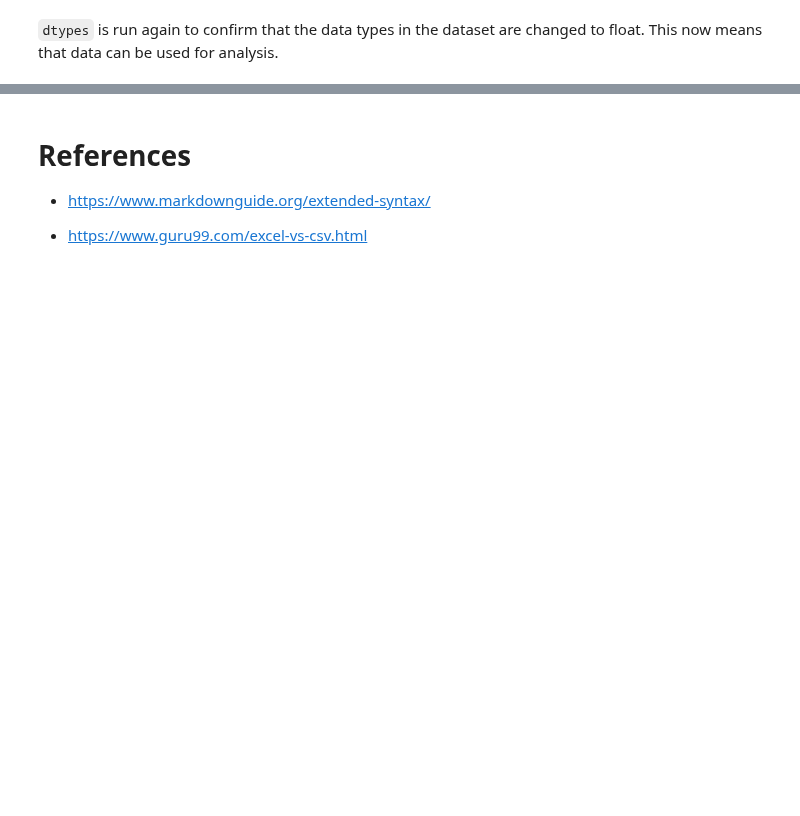
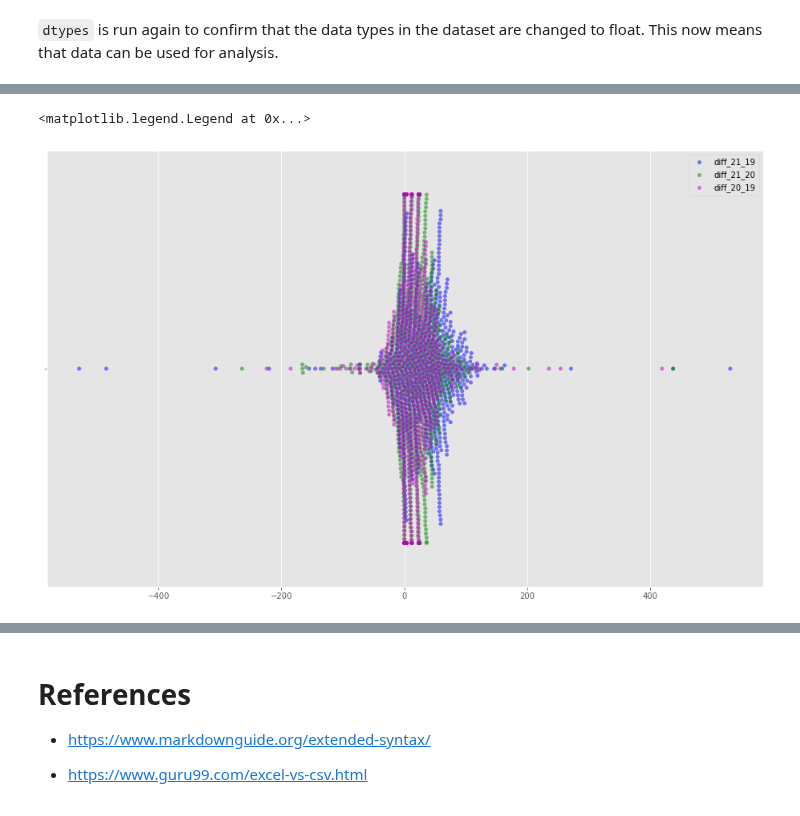
Before and after one commit to kaob1991/fundamentals-DA-assessment, a Jupyter notebook: cao.ipynb, the cells around one changed output, grey strips where cells are left out. Drawn from its saved outputs; the diff is of its cells as text; code cells hidden in the pictures; blank space fills up the shorter version.

```diff
--- a/cao.ipynb
+++ b/cao.ipynb
@@ -944,0 +1041,9 @@ sns.swarmplot(x = diff )
+# %%
+plt.close()
+sns.swarmplot(x = diff_21_19,color = "b", alpha = .5 )
+sns.swarmplot(x = diff_21_20,color = "g", alpha = .5 )
+sns.swarmplot(x = diff_20_19,color = "m", alpha = .5 )
+plt.legend(labels = ["diff_21_19", "diff_21_20", "diff_20_19"])
+# %% [output]
+<matplotlib.legend.Legend at 0x...>
+[figure, added]
```
Also changed, not shown: parts of 20 cells of this notebook, 4 other files.
